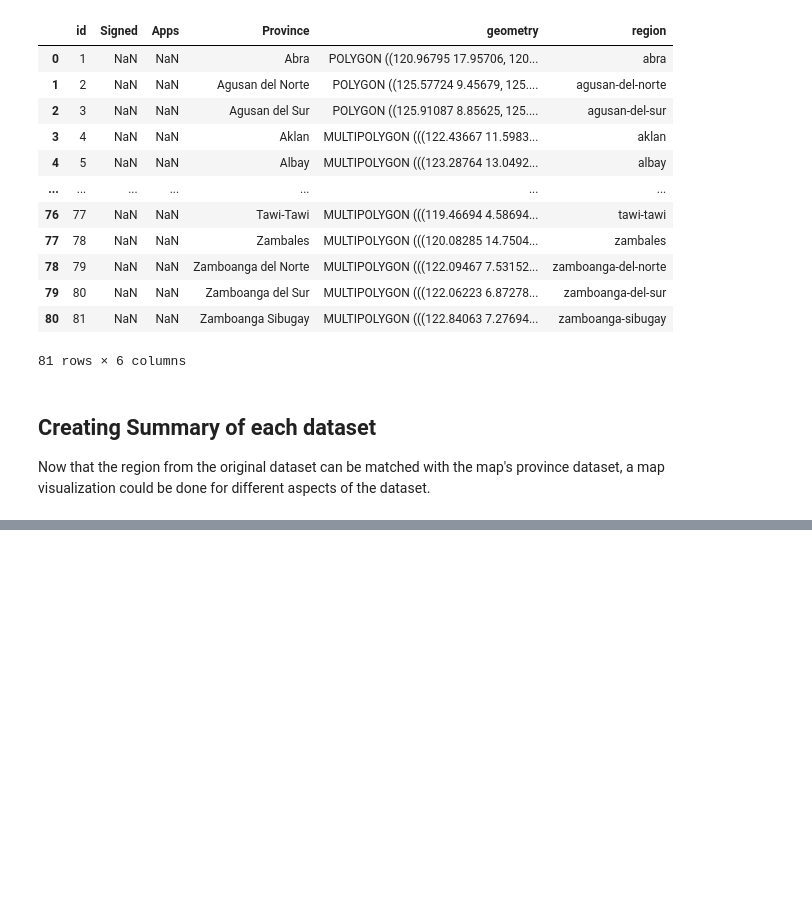
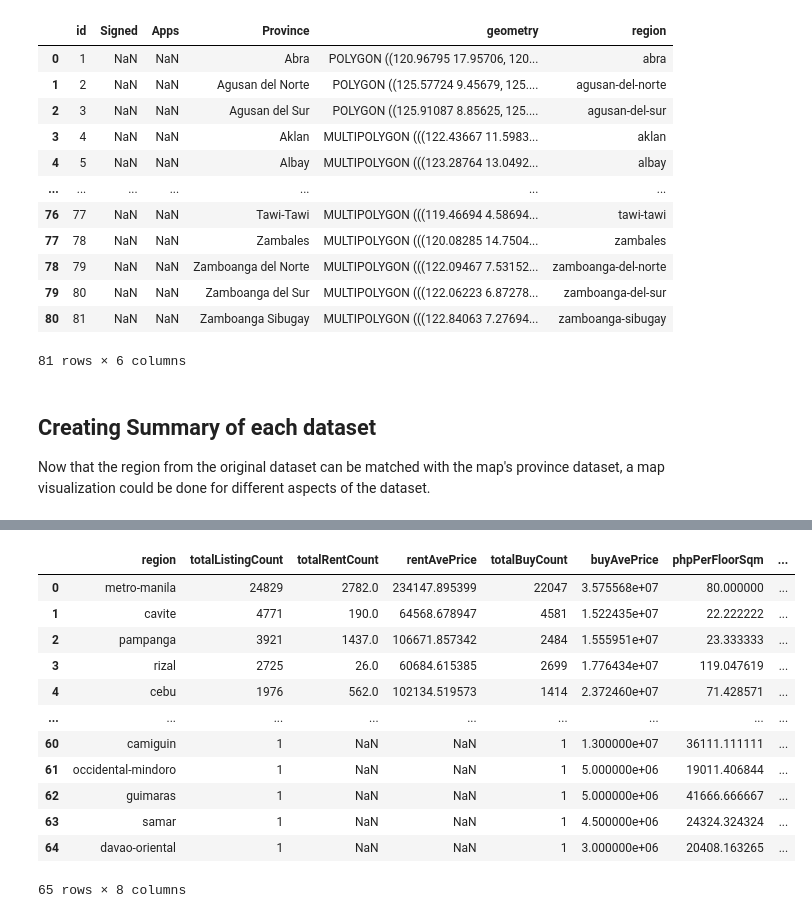
Before and after one commit to aronnicksnts/Ph-Real-Estate, a Jupyter notebook: dataVisualization.ipynb, the cells around one changed output, grey strips where cells are left out. Cells and saved outputs as stored; diff of their text form; code cells hidden in the pictures; blank space fills up the shorter version.

```diff
--- a/dataVisualization.ipynb
+++ b/dataVisualization.ipynb
@@ -418,0 +403,16 @@ map_stats
+# %%
+summarized_df
+# %% [output]
+|  | region | totalListingCount | totalRentCount | rentAvePrice | totalBuyCount | buyAvePrice | phpPerFloorSqm | ... |
+| 0 | metro-manila | 24829 | 2782.0 | 234147.895399 | 22047 | 3.575568e+07 | 80.000000 | ... |
+| 1 | cavite | 4771 | 190.0 | 64568.678947 | 4581 | 1.522435e+07 | 22.222222 | ... |
+| 2 | pampanga | 3921 | 1437.0 | 106671.857342 | 2484 | 1.555951e+07 | 23.333333 | ... |
+| 3 | rizal | 2725 | 26.0 | 60684.615385 | 2699 | 1.776434e+07 | 119.047619 | ... |
+| 4 | cebu | 1976 | 562.0 | 102134.519573 | 1414 | 2.372460e+07 | 71.428571 | ... |
+| ... | ... | ... | ... | ... | ... | ... | ... | ... |
+| 60 | camiguin | 1 | NaN | NaN | 1 | 1.300000e+07 | 36111.111111 | ... |
+| 61 | occidental-mindoro | 1 | NaN | NaN | 1 | 5.000000e+06 | 19011.406844 | ... |
+| 62 | guimaras | 1 | NaN | NaN | 1 | 5.000000e+06 | 41666.666667 | ... |
+| 63 | samar | 1 | NaN | NaN | 1 | 4.500000e+06 | 24324.324324 | ... |
+| 64 | davao-oriental | 1 | NaN | NaN | 1 | 3.000000e+06 | 20408.163265 | ... |
+65 rows × 8 columns
```
Also changed, not shown: parts of 9 cells of this notebook.
